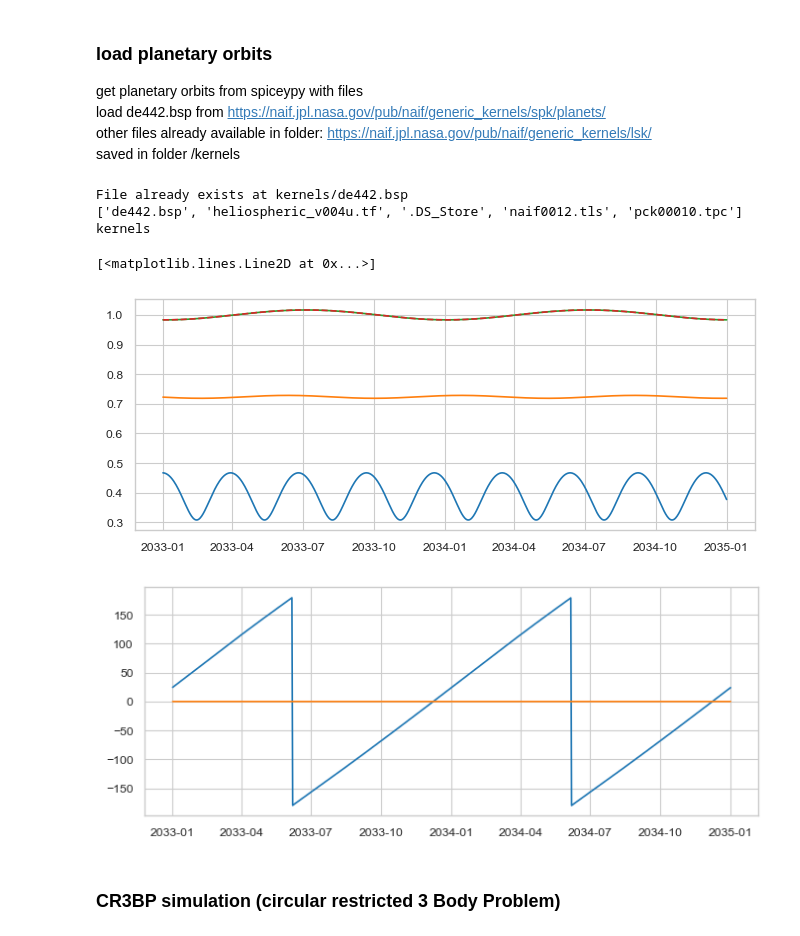
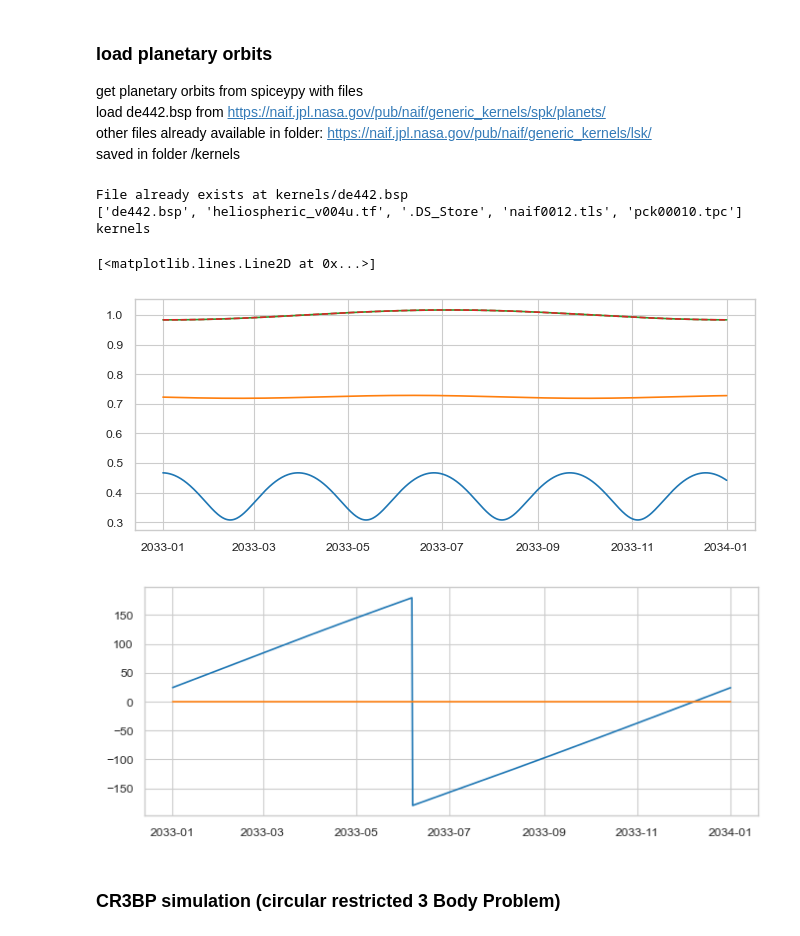
Before and after one commit to cmoestl/dro_orbits, a Jupyter notebook: dro.ipynb, the cells around one changed output. Cells and saved outputs as stored; diff of their text form; code cells hidden in the pictures.

```diff
--- a/dro.ipynb
+++ b/dro.ipynb
@@ -135,10 +137,10 @@ download_if_not_exist(url,filepath)
 
 #use two arbitray years for the planets
 start=datetime.datetime(2033,1,1)
-end=datetime.datetime(2035,1,1)
+end=datetime.datetime(2034,1,1)
 
 times = []
-dt=24 #time resolution for planets is 1 day
+dt=12 #time resolution for planets is 1 day
 # Generate datetimes with increments of dt hours until the end date
 current = start
 while current <= end:
@@ -213,35 +215,35 @@ mercury=get_planet_positions(times,kernels_path, 'MERCURY_BARYCENTER')
 venus=get_planet_positions(times,kernels_path, 'VENUS_BARYCENTER')
 earth=get_planet_positions(times,kernels_path, 'EARTH_BARYCENTER')
 
 earth_hci=get_planet_positions_hci(times,kernels_path, 'EARTH_BARYCENTER')
 
 
 
 #to matplotlib datenumber
 #mercury.time=mdates.date2num(mercury.time)
 #venus.time=mdates.date2num(venus.time)
 #earth.time=mdates.date2num(earth.time)
 
 
 sns.set_style('whitegrid')
 sns.set_context('paper')
 # Create the plot
 fig, ax = plt.subplots(figsize=(8, 3),dpi=100)
 plt.plot(mercury.time,mercury.r,'-')
 plt.plot(venus.time,venus.r,'-')
 plt.plot(earth.time,earth.r,'-')
 plt.plot(earth_hci.time,earth_hci.r,'--')
 
 fig, ax = plt.subplots(figsize=(8, 3),dpi=100)
 plt.plot(earth_hci.time,np.rad2deg(earth_hci.lon))
 plt.plot(earth.time,np.rad2deg(earth.lon))
 # %% [output]
 File already exists at kernels/de442.bsp
 ['de442.bsp', 'heliospheric_v004u.tf', '.DS_Store', 'naif0012.tls', 'pck00010.tpc']
 kernels
 [<matplotlib.lines.Line2D at 0x...>]
-[figure, old version]
+[figure, new version]
-[figure, old version]
+[figure, new version]
 # %% [markdown]
 ### CR3BP simulation (circular restricted 3 Body Problem)
 # %% [markdown]
```
Also changed, not shown: parts of 15 cells of this notebook, 11 other files.
